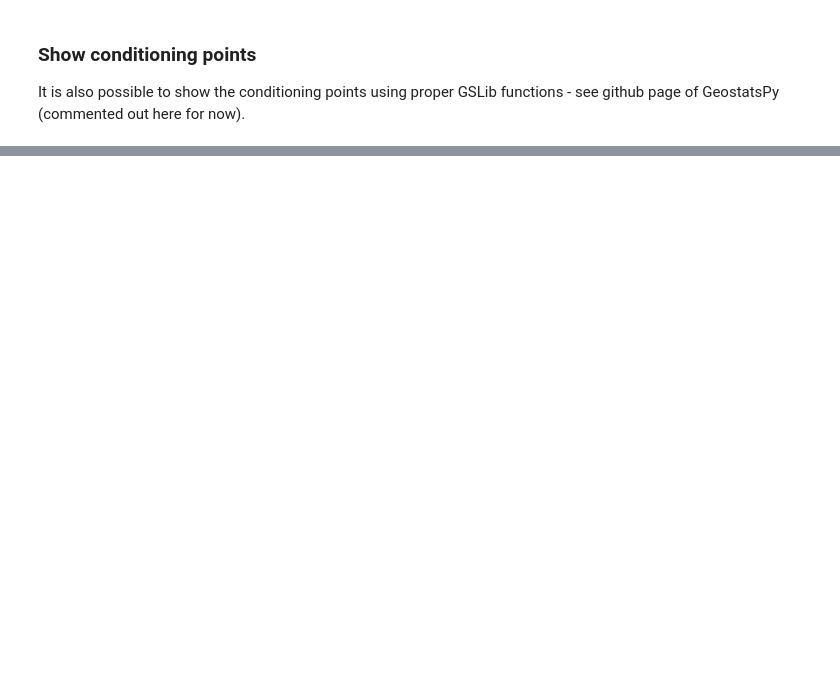
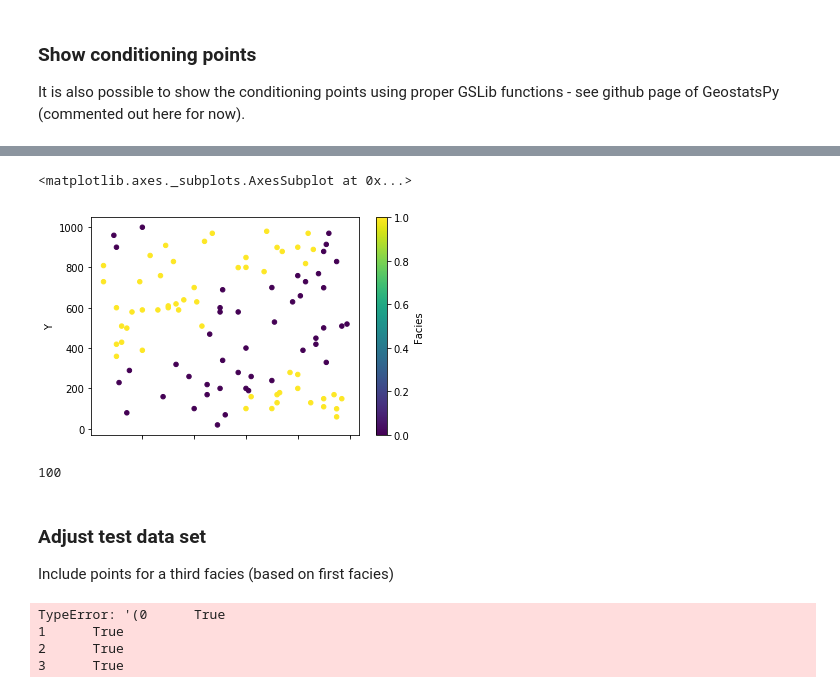
Before and after one commit to cgre-aachen/teaching, a Jupyter notebook: geoinfotheory/notebooks/ITgeo_generating_facies_fields.ipynb, the cells around one changed output, grey strips where cells are left out. Drawn from its saved outputs; the diff is of its cells as text; code cells hidden in the pictures; blank space fills up the shorter version.

```diff
--- a/geoinfotheory/notebooks/ITgeo_generating_facies_fields.ipynb
+++ b/geoinfotheory/notebooks/ITgeo_generating_facies_fields.ipynb
@@ -134,0 +184,5 @@ It is also possible to show the conditioning points using proper GSLib functions
+# %%
+df.plot.scatter(x="X", y="Y", c="Facies", colormap='viridis')
+# %% [output]
+<matplotlib.axes._subplots.AxesSubplot at 0x...>
+[figure, added]
@@ -134,0 +195,15 @@ It is also possible to show the conditioning points using proper GSLib functions
+# %%
+len(df)
+# %% [output]
+100
+# %% [markdown]
+### Adjust test data set
+
+Include points for a third facies (based on first facies)
+# %%
+df[df["Facies"] == 1.0]
+# %% [output]
+TypeError: '(0      True
+1      True
+2      True
+3      True
```
Also changed, not shown: parts of 17 cells of this notebook, 6 other files.
